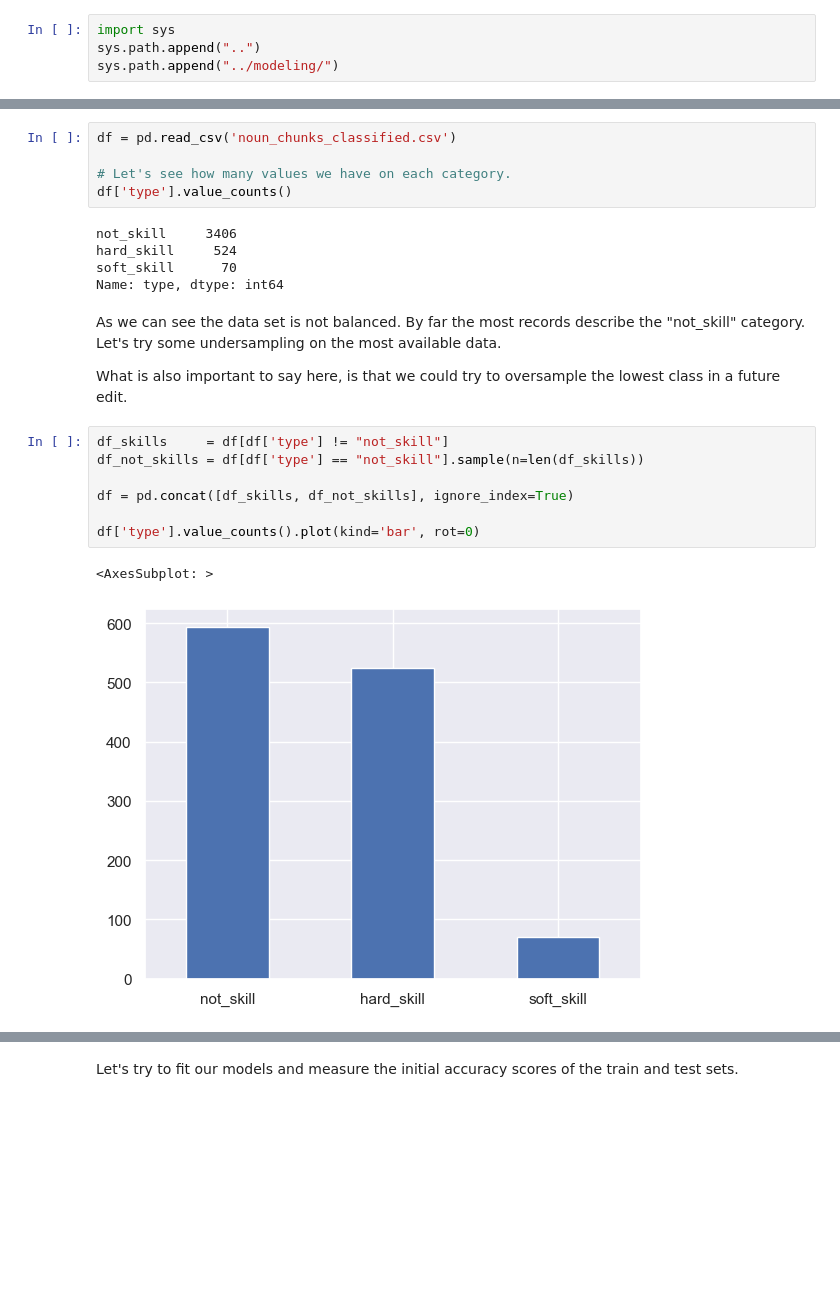
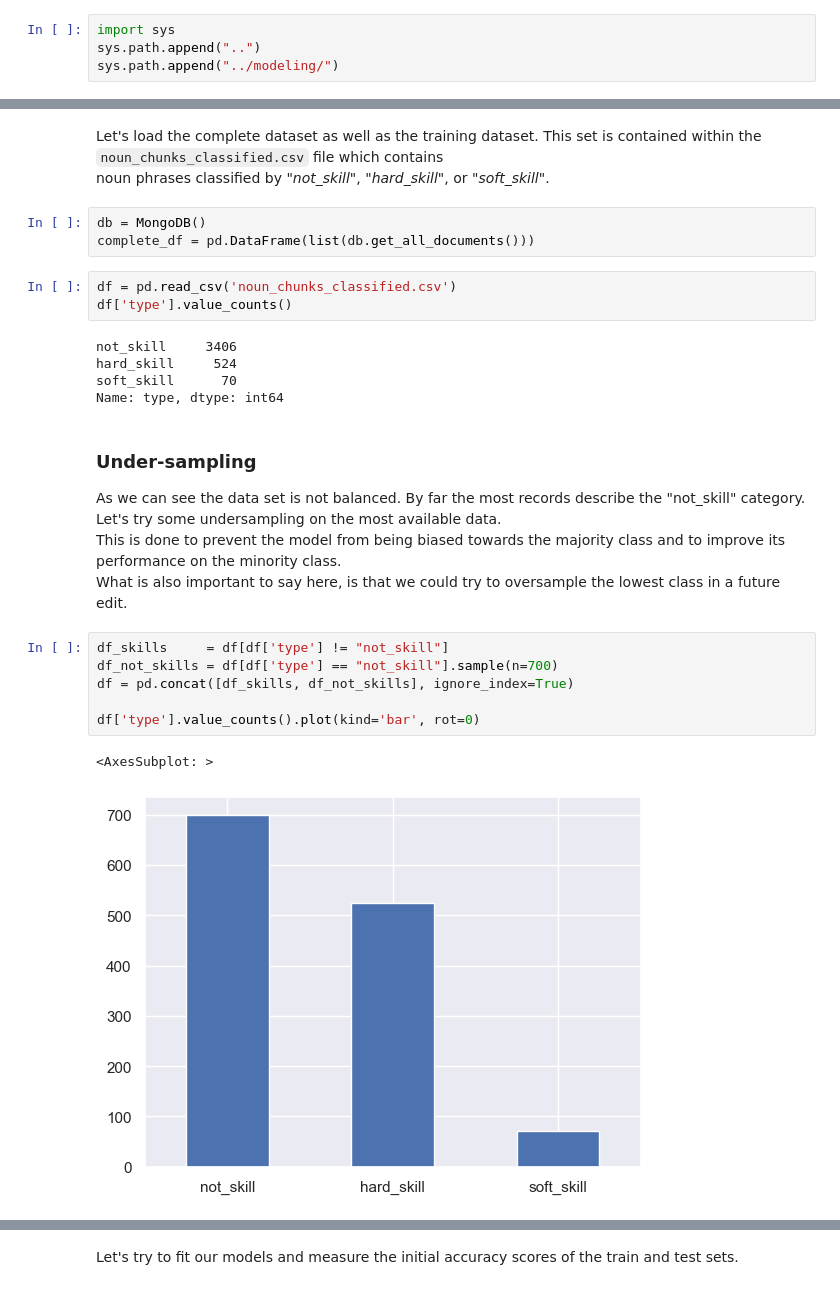
Before and after one commit to sotostzam/job-stats, a Jupyter notebook: notebooks/3_classifiers_simple.ipynb, the cells around one changed output, grey strips where cells are left out. Saved outputs shown, nothing was run; the diff lists cells and outputs as text; blank space fills up the shorter version.

```diff
--- a/notebooks/3_classifiers_simple.ipynb
+++ b/notebooks/3_classifiers_simple.ipynb
@@ -35,7 +59,11 @@ sns.set_theme()                    # Seaborn will handle plotting theme
+# %% [markdown]
+Let's load the complete dataset as well as the training dataset. This set is contained within the `noun_chunks_classified.csv` file which contains<br>
+noun phrases classified by "*not_skill*", "*hard_skill*", or "*soft_skill*".
+# %%
+db = MongoDB()
+complete_df = pd.DataFrame(list(db.get_all_documents()))
 # %%
 df = pd.read_csv('noun_chunks_classified.csv')
-
-# Let's see how many values we have on each category.
 df['type'].value_counts()
 # %% [output]
 not_skill     3406
@@ -43,17 +71,18 @@ hard_skill     524
 soft_skill      70
 Name: type, dtype: int64
 # %% [markdown]
-As we can see the data set is not balanced. By far the most records describe the "not_skill" category. Let's try some undersampling on the most available data.
+### Under-sampling
 
+As we can see the data set is not balanced. By far the most records describe the "not_skill" category. Let's try some undersampling on the most available data.<br>
+This is done to prevent the model from being biased towards the majority class and to improve its performance on the minority class.<br>
 What is also important to say here, is that we could try to oversample the lowest class in a future edit.
 # %%
 df_skills     = df[df['type'] != "not_skill"]
-df_not_skills = df[df['type'] == "not_skill"].sample(n=len(df_skills))
-
+df_not_skills = df[df['type'] == "not_skill"].sample(n=700)
 df = pd.concat([df_skills, df_not_skills], ignore_index=True)
 
 df['type'].value_counts().plot(kind='bar', rot=0)
 # %% [output]
 <AxesSubplot: >
-[figure, old version]
+[figure, new version]
 # %% [markdown]
```
Also changed, not shown: parts of 40 cells of this notebook, 14 other files.
